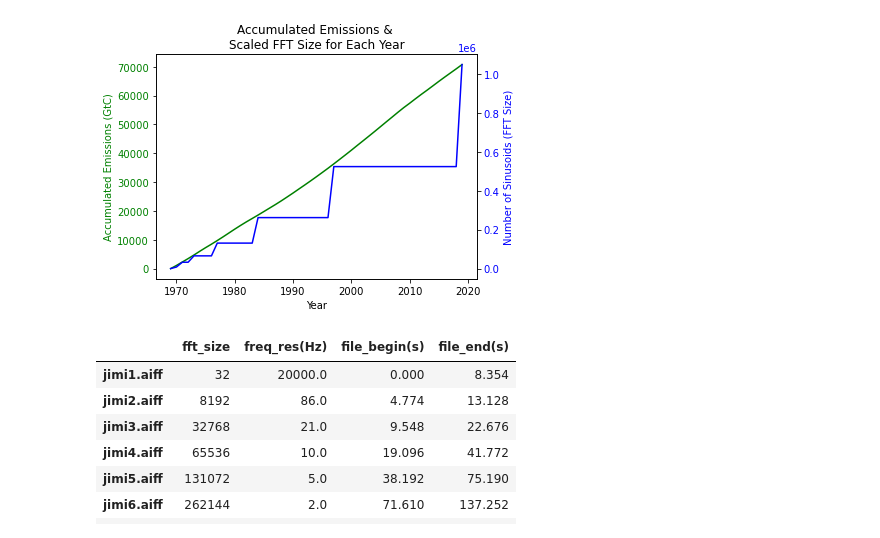
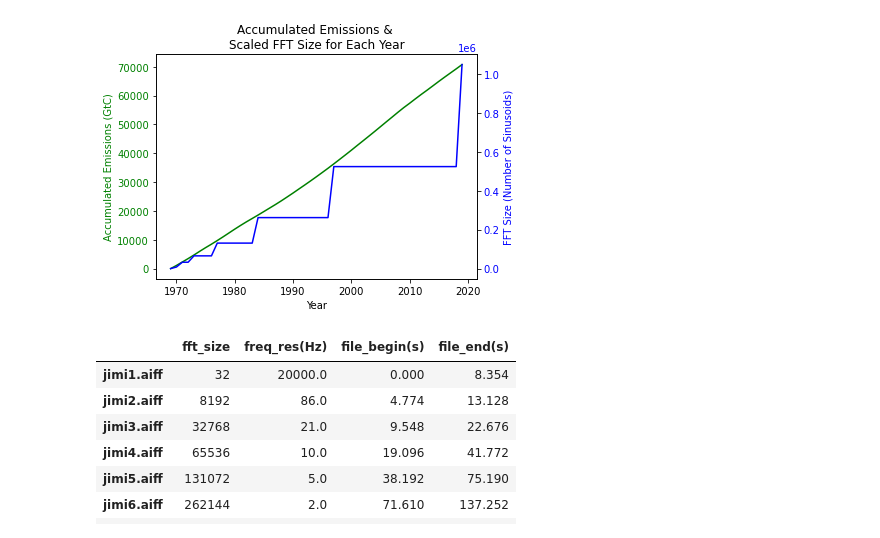
Before and after one commit to IIVIIIII/ASCC, a Jupyter notebook: notebook/assc.ipynb, the cells around one changed output. Drawn from its saved outputs; the diff is of its cells as text; code cells hidden in the pictures.

```diff
--- a/notebook/assc.ipynb
+++ b/notebook/assc.ipynb
@@ -157,35 +157,35 @@ carbon
 x = carbon['year']
 
 # values for y axes
 y1 = carbon['accumulated(GtC)']
 y2 = carbon['fft_size']
 
 # create plot to hold multiple axes
 fig, ax1 = plt.subplots()
 
 # add parameters/values for first axis
 ax1.set_xlabel('Year')
 ax1.set_ylabel('Accumulated Emissions (GtC)', color='green')
 ax1.plot(x, y1, color='green')
 ax1.tick_params(axis='y', labelcolor='green')
 
 # instantiate a second axes that shares the same x-axis
 ax2 = ax1.twinx()
 
 # add parameters/values for second axis
-ax2.set_ylabel('Number of Sinusoids (FFT Size)', color='blue')
+ax2.set_ylabel('FFT Size (Number of Sinusoids)', color='blue')
 ax2.plot(x, y2, color='blue')
 ax2.tick_params(axis='y', labelcolor='blue')
 
 # ensure right y-label isn't clipped
 fig.tight_layout()
 
 plt.title('Accumulated Emissions & \nScaled FFT Size for Each Year', fontsize=12)
 
 # show plot
 plt.show()
 # %% [output]
-[figure, old version]
+[figure, new version]
 # %%
 # dataframe to export in csv
 csv = carbon[['file', 'play_begin(ms)']].set_index('file')
```
Also changed, not shown: 1 other file.
